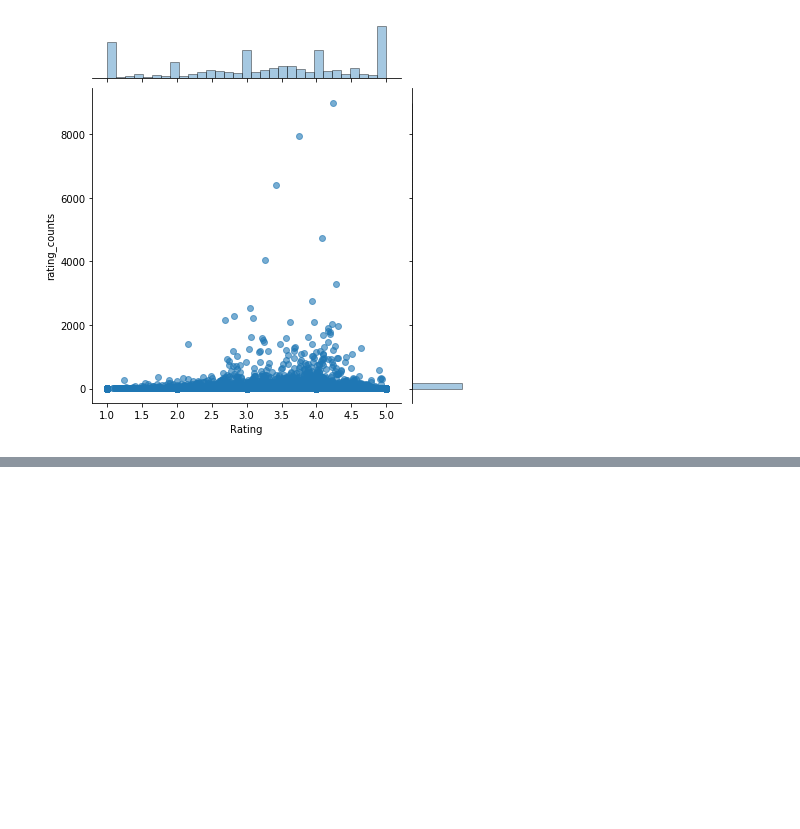
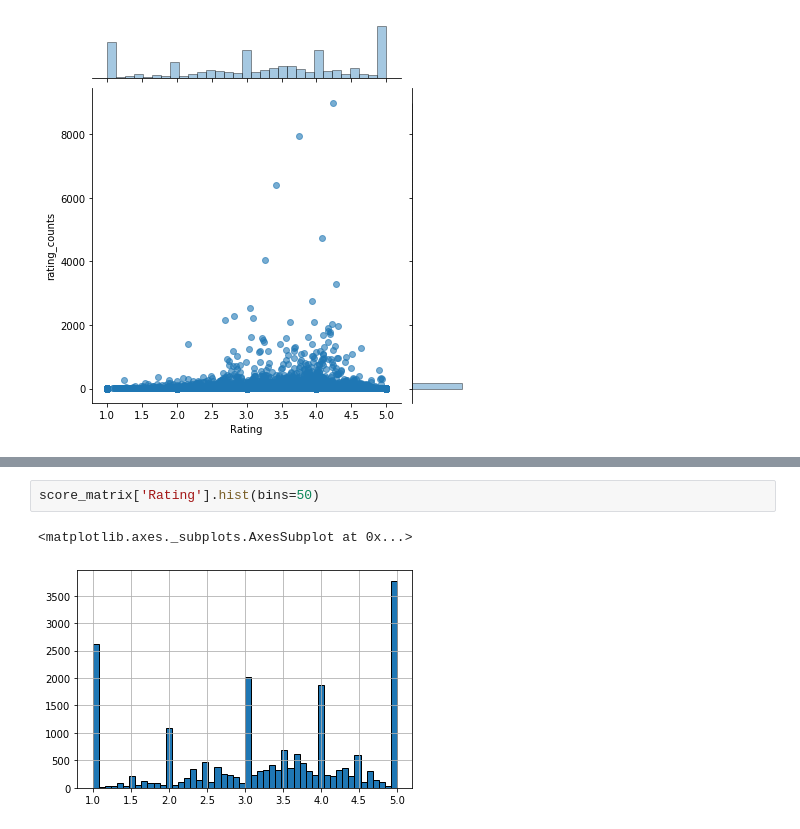
Before and after one commit to smorrow1/data_science_ss_20, a Jupyter notebook: Amzon_Reviews_Recom.ipynb, the cells around one changed output, grey strips where cells are left out. Drawn from its saved outputs; the diff is of its cells as text; blank space fills up the shorter version.

```diff
--- a/Amzon_Reviews_Recom.ipynb
+++ b/Amzon_Reviews_Recom.ipynb
@@ -225,0 +294,5 @@ sns.jointplot(x='Rating', y='rating_counts', data=ratings_mean_count, alpha=0.6)
+# %%
+score_matrix['Rating'].hist(bins=50)
+# %% [output]
+<matplotlib.axes._subplots.AxesSubplot at 0x...>
+[figure, added]
```
Also changed, not shown: parts of 11 cells of this notebook.
